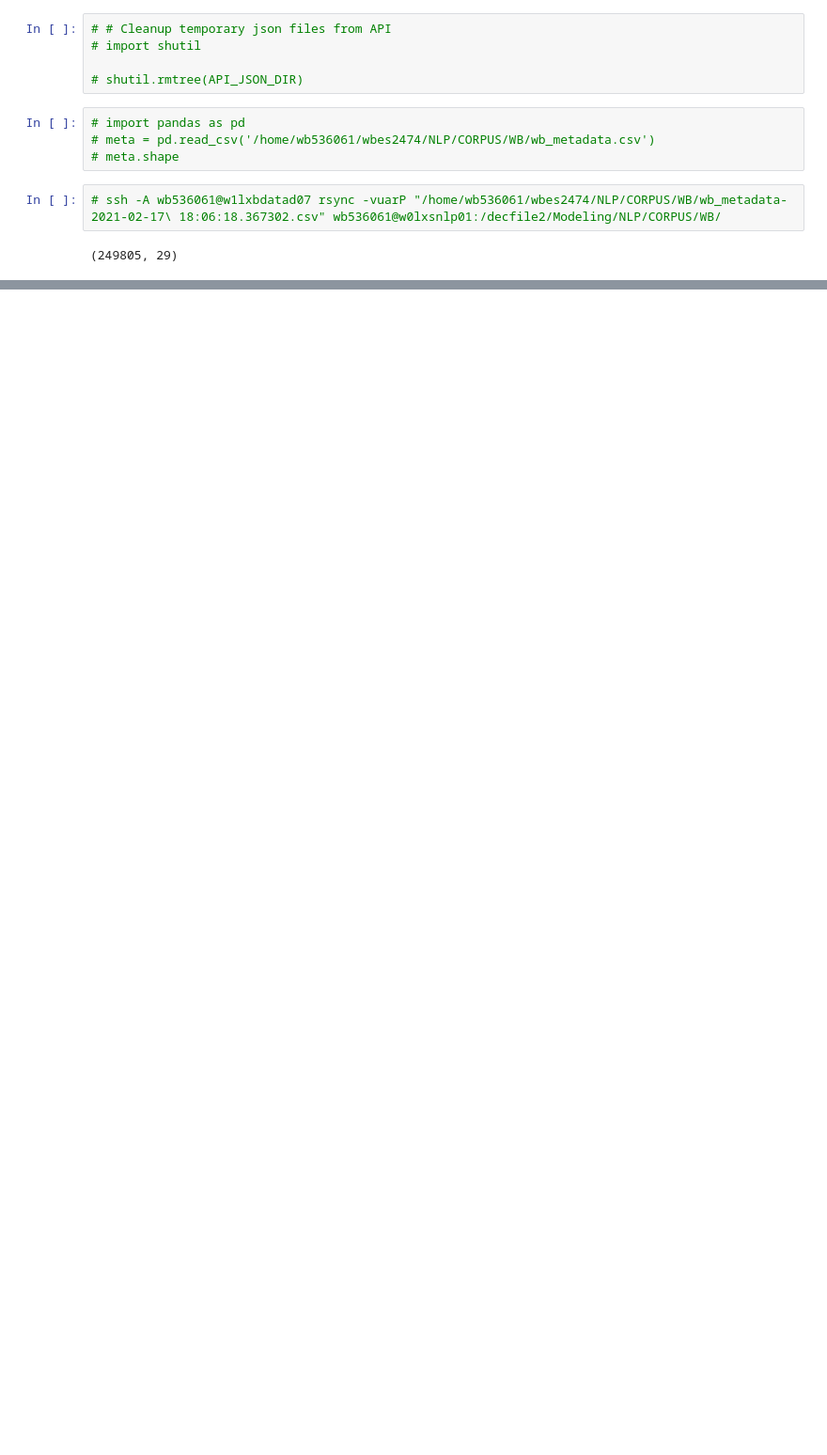
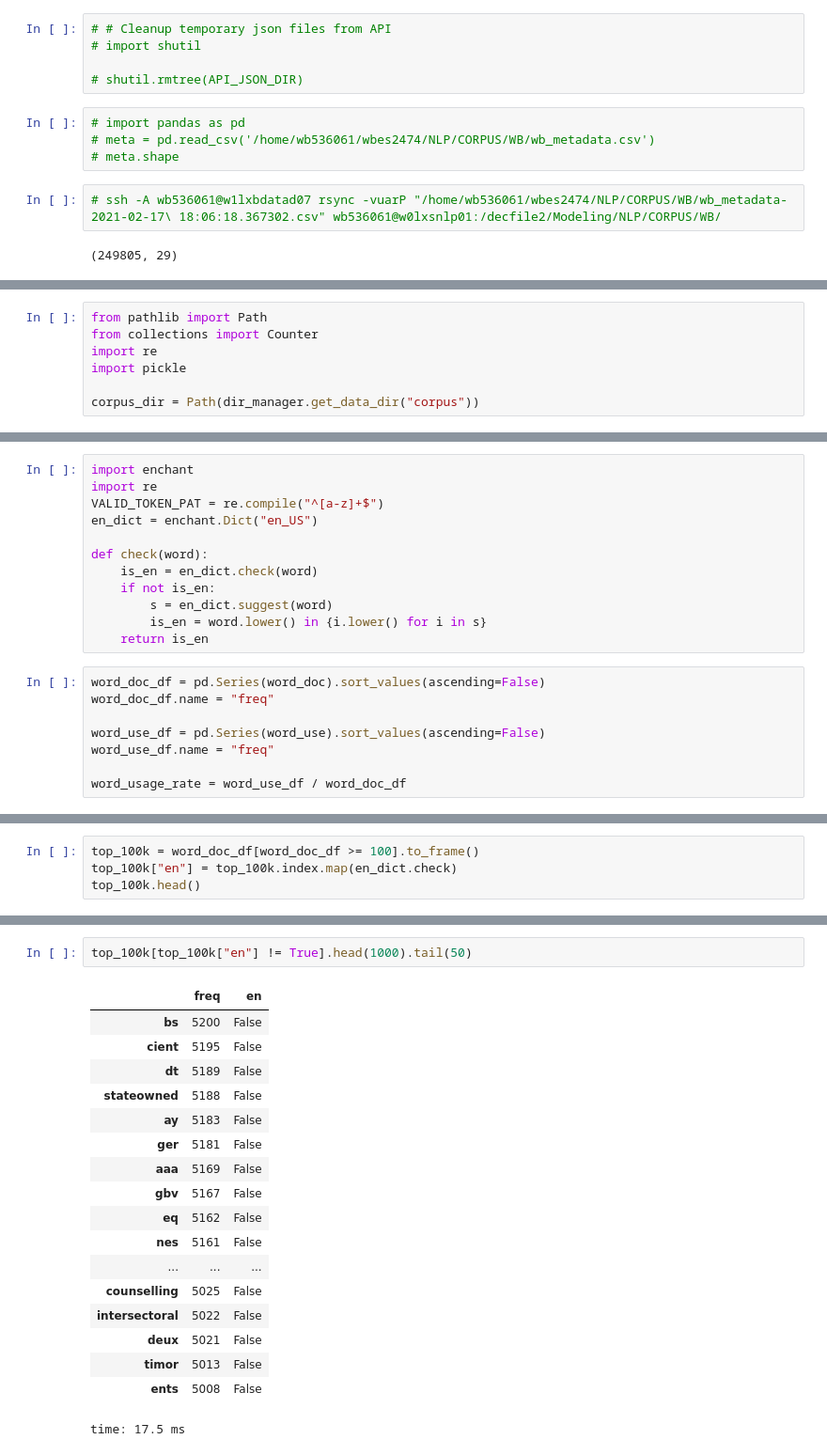
Before and after one commit to worldbank/wb-nlp-apps, a Jupyter notebook: notebooks/scrapers/wb_api_scraper_latest.ipynb, the cells around one changed output, grey strips where cells are left out. Shown at 94% size. Cells and saved outputs as stored; diff of their text form; blank space fills up the shorter version.

```diff
--- a/notebooks/scrapers/wb_api_scraper_latest.ipynb
+++ b/notebooks/scrapers/wb_api_scraper_latest.ipynb
@@ -945,0 +900,7 @@ normalized_final_df.shape
+# %%
+from pathlib import Path
+from collections import Counter
+import re
+import pickle
+
+corpus_dir = Path(dir_manager.get_data_dir("corpus"))
@@ -945,0 +930,20 @@ normalized_final_df.shape
+# %%
+import enchant
+import re
+VALID_TOKEN_PAT = re.compile("^[a-z]+$")
+en_dict = enchant.Dict("en_US")
+
+def check(word):
+    is_en = en_dict.check(word)
+    if not is_en:
+        s = en_dict.suggest(word)
+        is_en = word.lower() in {i.lower() for i in s}
+    return is_en
+# %%
+word_doc_df = pd.Series(word_doc).sort_values(ascending=False)
+word_doc_df.name = "freq"
+
+word_use_df = pd.Series(word_use).sort_values(ascending=False)
+word_use_df.name = "freq"
+
+word_usage_rate = word_use_df / word_doc_df
@@ -945,0 +1101,4 @@ normalized_final_df.shape
+# %%
+top_100k = word_doc_df[word_doc_df >= 100].to_frame()
+top_100k["en"] = top_100k.index.map(en_dict.check)
+top_100k.head()
@@ -945,0 +1113,21 @@ normalized_final_df.shape
+# %%
+top_100k[top_100k["en"] != True].head(1000).tail(50)
+# %% [output]
+|  | freq | en |
+| bs | 5200 | False |
+| cient | 5195 | False |
+| dt | 5189 | False |
+| stateowned | 5188 | False |
+| ay | 5183 | False |
+| ger | 5181 | False |
+| aaa | 5169 | False |
+| gbv | 5167 | False |
+| eq | 5162 | False |
+| nes | 5161 | False |
+| ... | ... | ... |
+| counselling | 5025 | False |
+| intersectoral | 5022 | False |
+| deux | 5021 | False |
+| timor | 5013 | False |
+| ents | 5008 | False |
+time: 17.5 ms
```
Also changed, not shown: parts of 82 cells of this notebook, 1 other file.
